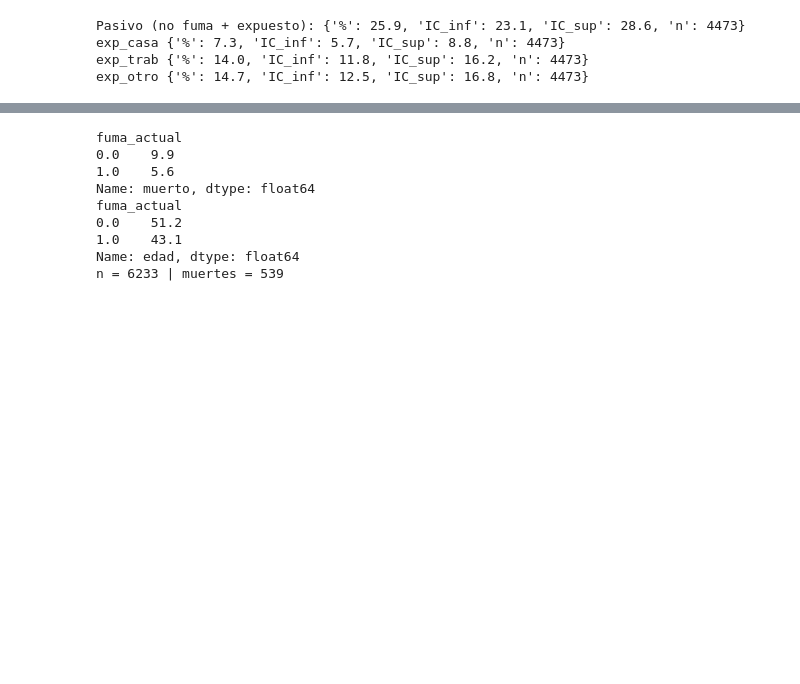
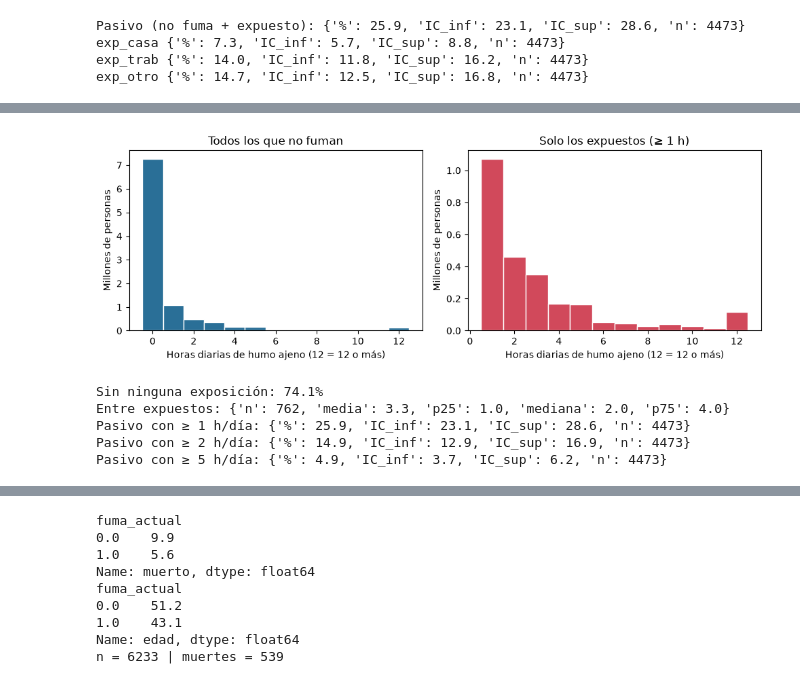
Before and after one commit to simonvidal99/taller-ens-tabaco, a Jupyter notebook: taller/taller_tabaco_FACILITADOR.ipynb, the cells around one changed output, grey strips where cells are left out. Drawn from its saved outputs; the diff is of its cells as text; code cells hidden in the pictures; blank space fills up the shorter version.

```diff
--- a/taller/taller_tabaco_FACILITADOR.ipynb
+++ b/taller/taller_tabaco_FACILITADOR.ipynb
@@ -174,6 +184,37 @@ def cox(columnas, datos=None, evento="muerto"):
     print(f"n = {len(x)} | muertes = {int(x[evento].sum())}")
     return r
 
+def cuantil_pond(x, q=0.5, mask=None):
+    """Cuantil ponderado de x (q=0.5 es la mediana)."""
+    ok = x.notna() & (d.w > 0)
+    if mask is not None: ok &= mask
+    xs, ws = x[ok].values, d.w[ok].values
+    o = np.argsort(xs); acum = np.cumsum(ws[o]) / ws.sum()
+    return xs[o][np.searchsorted(acum, q)]
+
+def resumen(x, mask=None):
+    """n, media, mediana y cuartiles ponderados."""
+    ok = x.notna() & (d.w > 0)
+    if mask is not None: ok &= mask
+    r = {"n": int(ok.sum()), "media": round(np.average(x[ok], weights=d.w[ok]), 1)}
+    for nombre, q in [("p25", .25), ("mediana", .5), ("p75", .75)]:
+        r[nombre] = round(float(cuantil_pond(x, q, mask)), 1)
+    return pd.Series(r, dtype=object)
+
+def corr_pond(datos, columnas):
+    """Matriz de correlación de Spearman ponderada (pares completos)."""
+    def rango(x, w):                               # rango ponderado entre 0 y 1
+        g = pd.DataFrame({"x": x, "w": w}).groupby("x").w.sum().sort_index()
+        return x.map((g.cumsum() - g / 2) / g.sum())
+    R = pd.DataFrame(np.nan, index=columnas, columns=columnas)
+    for a in columnas:
+        for b in columnas:
+            ok = datos[a].notna() & datos[b].notna() & (datos.w > 0)
+            w = datos.w[ok]; ra, rb = rango(datos[a][ok], w), rango(datos[b][ok], w)
+            da, db = ra - np.average(ra, weights=w), rb - np.average(rb, weights=w)
+            R.loc[a, b] = (w * da * db).sum() / np.sqrt((w * da**2).sum() * (w * db**2).sum())
+    return R
+
 prevalencia(d.fuma_actual)      # prueba: ¿cuántos fuman?
 # %% [output]
 %         32.5
@@ -221,0 +320,20 @@ exp_otro {'%': 14.7, 'IC_inf': 12.5, 'IC_sup': 16.8, 'n': 4473}
+# %%
+no_fuma = d.estado.isin(["nunca", "ex"])
+expuesto = no_fuma & (d.h_exp > 0)
+fig, ax = plt.subplots(1, 2, figsize=(10, 3.6))
+ax[0].hist(d.h_exp[no_fuma].clip(upper=12), bins=np.arange(-0.5, 12.6), weights=d.w[no_fuma] / 1e6, color="#2a6f97", edgecolor="white")
+ax[0].set(title="Todos los que no fuman", xlabel="Horas diarias de humo ajeno (12 = 12 o más)", ylabel="Millones de personas")
+ax[1].hist(d.h_exp[expuesto].clip(upper=12), bins=np.arange(0.5, 12.6), weights=d.w[expuesto] / 1e6, color="#d1495b", edgecolor="white")
+ax[1].set(title="Solo los expuestos (≥ 1 h)", xlabel="Horas diarias de humo ajeno (12 = 12 o más)", ylabel="Millones de personas")
+plt.tight_layout(); plt.show()
+print(f"Sin ninguna exposición: {100 - prevalencia(d.exp_any, no_fuma)['%']:.1f}%")
+print("Entre expuestos:", resumen(d.h_exp, expuesto).to_dict())
+for k in [1, 2, 5]:
+    print(f"Pasivo con ≥ {k} h/día:", prevalencia((d.h_exp >= k).astype(float), no_fuma).to_dict())
+# %% [output]
+[figure, added]
+Sin ninguna exposición: 74.1%
+Entre expuestos: {'n': 762, 'media': 3.3, 'p25': 1.0, 'mediana': 2.0, 'p75': 4.0}
+Pasivo con ≥ 1 h/día: {'%': 25.9, 'IC_inf': 23.1, 'IC_sup': 28.6, 'n': 4473}
+Pasivo con ≥ 2 h/día: {'%': 14.9, 'IC_inf': 12.9, 'IC_sup': 16.9, 'n': 4473}
+Pasivo con ≥ 5 h/día: {'%': 4.9, 'IC_inf': 3.7, 'IC_sup': 6.2, 'n': 4473}
```
Also changed, not shown: parts of 27 cells of this notebook, 4 other files.
